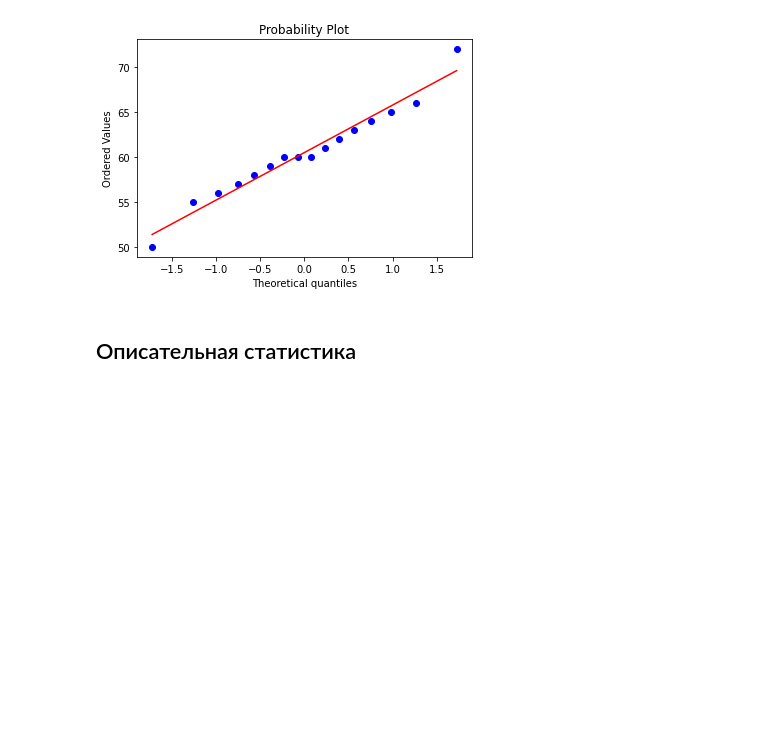
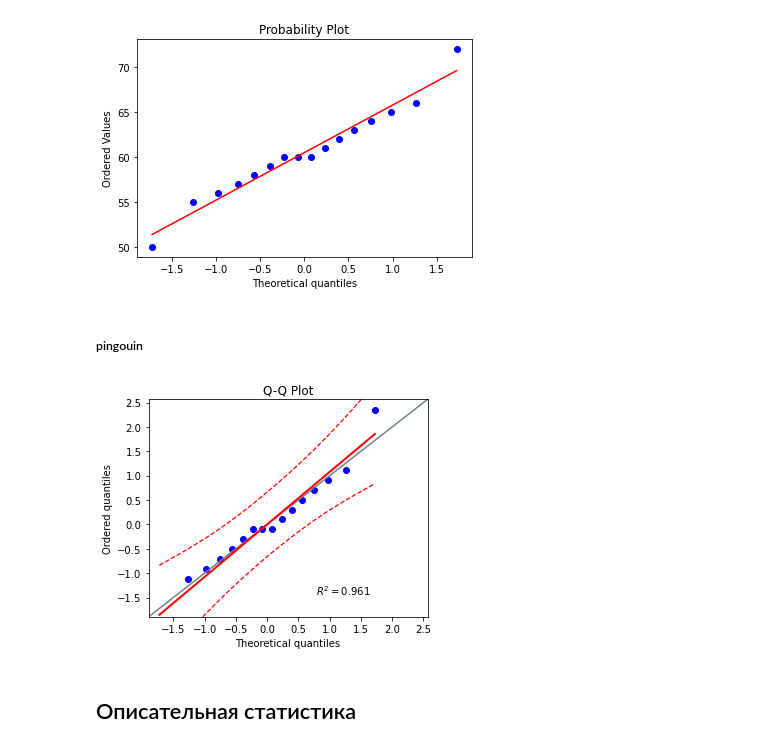
Before and after one commit to AleksTaube/Methods_of_statistical_analysis_on_Python, a Jupyter notebook: statistics_analysis_algorithm.ipynb, the cells around one changed output. Drawn from its saved outputs; the diff is of its cells as text; code cells hidden in the pictures; blank space fills up the shorter version.

```diff
--- a/statistics_analysis_algorithm.ipynb
+++ b/statistics_analysis_algorithm.ipynb
@@ -67,6 +69,16 @@ stats.probplot(sample, dist="norm", plot=pylab)
 pylab.show()
 # %% [output]
 [figure]
+# %% [markdown]
+##### pingouin
+# %%
+import pingouin as pg
+
+sample = np.array([50, 55, 56, 57, 58, 59, 60, 60, 60, 61, 62, 63, 64, 65, 66, 72])
+
+ax = pg.qqplot(sample, dist='norm')
+# %% [output]
+[figure, added]
 # %% [markdown]
 ## Описательная статистика
 # %% [markdown]
```
Also changed, not shown: parts of 57 cells of this notebook.
